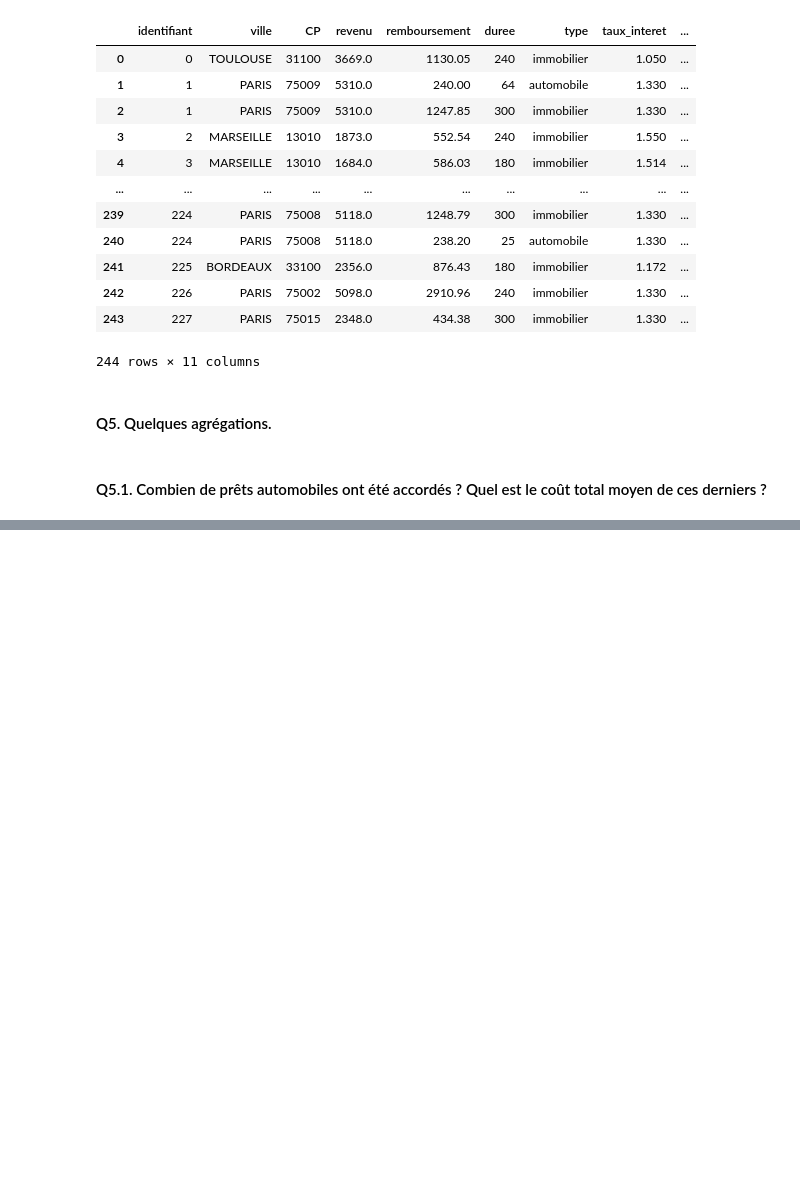
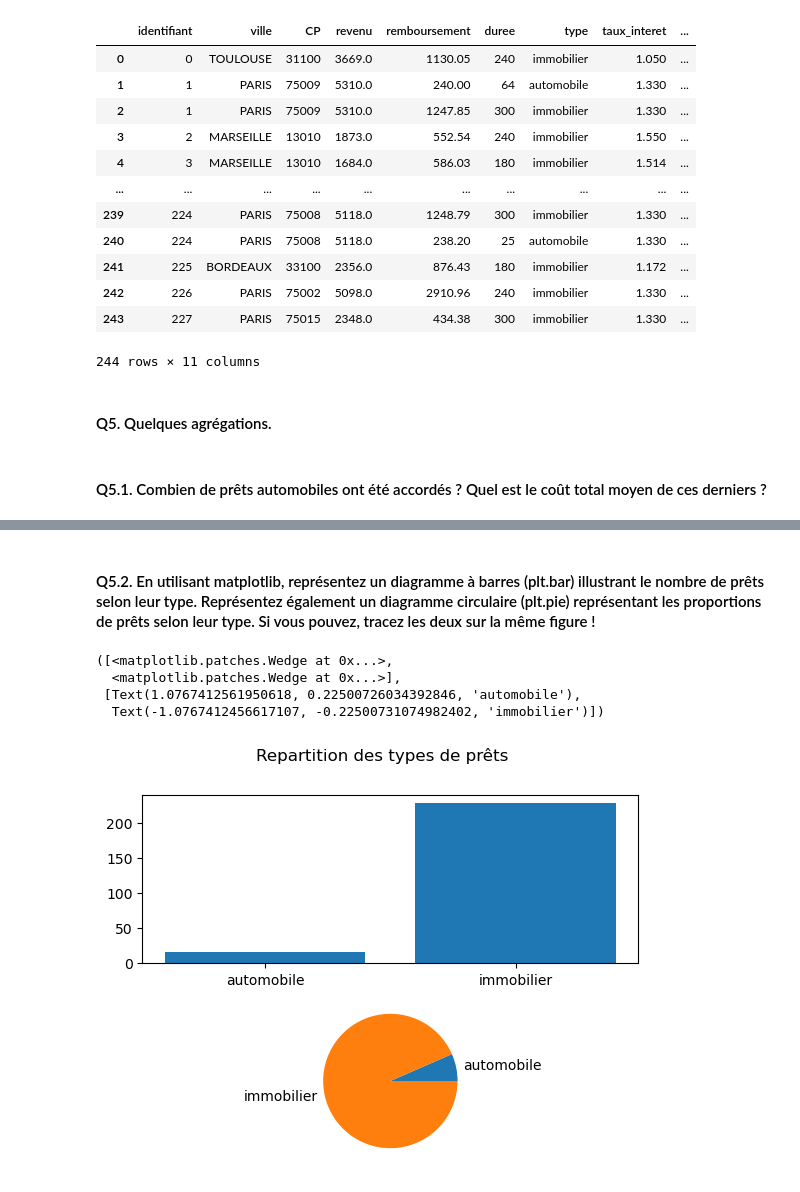
Before and after one commit to AntoineHazebrouck/modelisation-mathematique, a Jupyter notebook: tp3/tp3.ipynb, the cells around one changed output, grey strips where cells are left out. Cells and saved outputs as stored; diff of their text form; code cells hidden in the pictures; blank space fills up the shorter version.

```diff
--- a/tp3/tp3.ipynb
+++ b/tp3/tp3.ipynb
@@ -360,0 +359,13 @@ cout_total_moyen_prets_automobiles = group_by_type.get_group('automobile')['cout
+# %% [markdown]
+#### Q5.2. En utilisant matplotlib, représentez un diagramme à barres (plt.bar) illustrant le nombre de prêts selon leur type. Représentez également un diagramme circulaire (plt.pie) représentant les proportions de prêts selon leur type. Si vous pouvez, tracez les deux sur la même figure !
+# %%
+fig, axs = plt.subplots(2)
+fig.suptitle('Repartition des types de prêts')
+axs[0].bar(group_by_type.groups.keys(), group_by_type.count()['identifiant'])
+axs[1].pie(group_by_type.count()['identifiant'], labels=group_by_type.groups.keys())
+# %% [output]
+([<matplotlib.patches.Wedge at 0x...>,
+  <matplotlib.patches.Wedge at 0x...>],
+ [Text(1.0767412561950618, 0.22500726034392846, 'automobile'),
+  Text(-1.0767412456617107, -0.22500731074982402, 'immobilier')])
+[figure, added]
```
Also changed, not shown: parts of 22 cells of this notebook.
